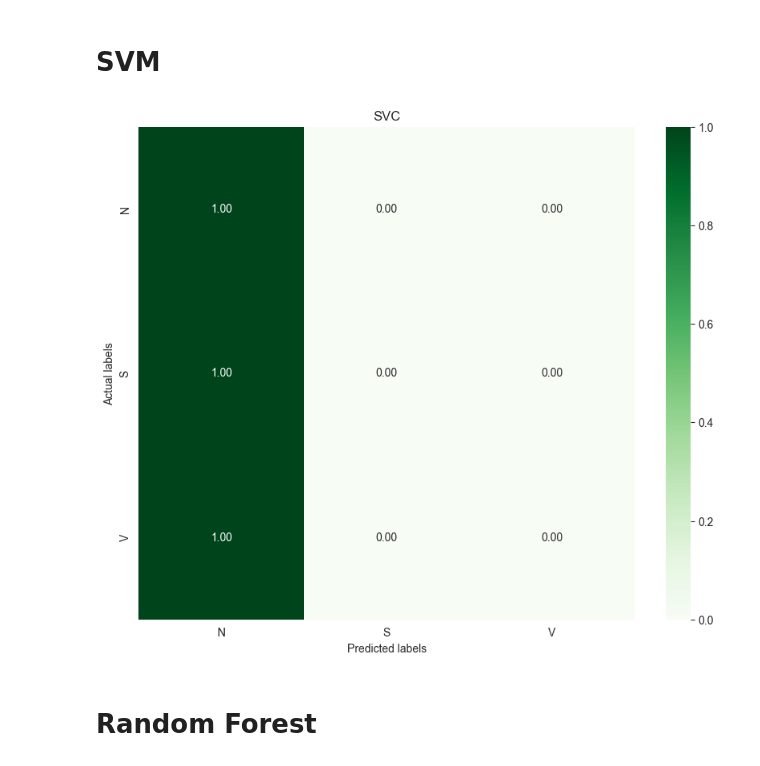
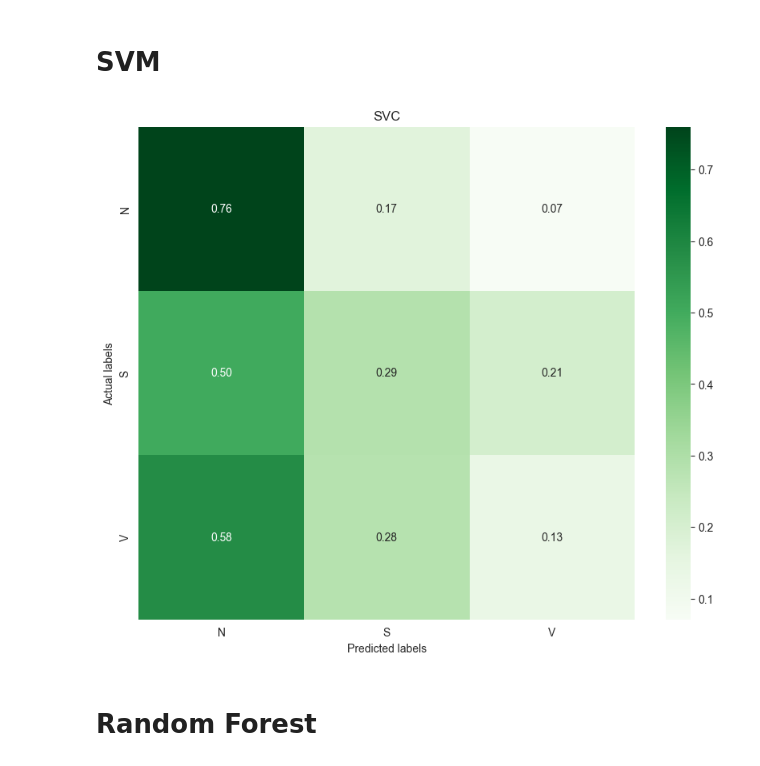
Before and after one commit to eleonora11sala/AI-project, a Jupyter notebook: ExperimentalModel.ipynb, the cells around one changed output. Drawn from its saved outputs; the diff is of its cells as text; code cells hidden in the pictures.

```diff
--- a/ExperimentalModel.ipynb
+++ b/ExperimentalModel.ipynb
@@ -193,6 +157,6 @@ Perc di S in test: 0.06491075787988933
 # %%
 # produce a normalized convulational matrix
-def model_evaluation(y_predi, model_name_pred):
+def show_confusion_matrix(y_predi, model_name_pred):
 
     predicted_class = np.argmax(y_predi, axis=-1)
     test_classes = np.argmax(one_hot_encoded_array_test, axis=-1)
@@ -278,11 +259,11 @@ print(clf.best_score_)
 # %%
 from sklearn.neighbors import KNeighborsClassifier
 
-neigh = KNeighborsClassifier(n_neighbors=3)
+neigh = KNeighborsClassifier(n_neighbors=30)
 neigh.fit(X_train, y_train)
 
 y_pred = neigh.predict(X_test)
 
 one_hot_encoded_pred = pd.get_dummies(y_pred, columns=['0'])
-model_evaluation(one_hot_encoded_pred, "KNN ")
+show_confusion_matrix(one_hot_encoded_pred, "KNN ")
 # %% [output]
@@ -291,16 +272,16 @@ model_evaluation(one_hot_encoded_pred, "KNN ")
 # SVM
 # %%
 from sklearn.svm import SVC
-clf = SVC(kernel='linear')
+clf = SVC(kernel='rbf',class_weight=class_weights)
 
 # fitting x samples and y classes
 clf.fit(X_train, y_train)
 
 y_pred = clf.predict(X_test)
 
 one_hot_encoded_pred = pd.get_dummies(y_pred, columns=['0'])
-model_evaluation(one_hot_encoded_pred, "SVC")
+show_confusion_matrix(one_hot_encoded_pred, "SVC")
 # %% [output]
-[figure, old version]
+[figure, new version]
 # %% [markdown]
 # Random Forest
```
Also changed, not shown: parts of 14 cells of this notebook, 1 other file.
